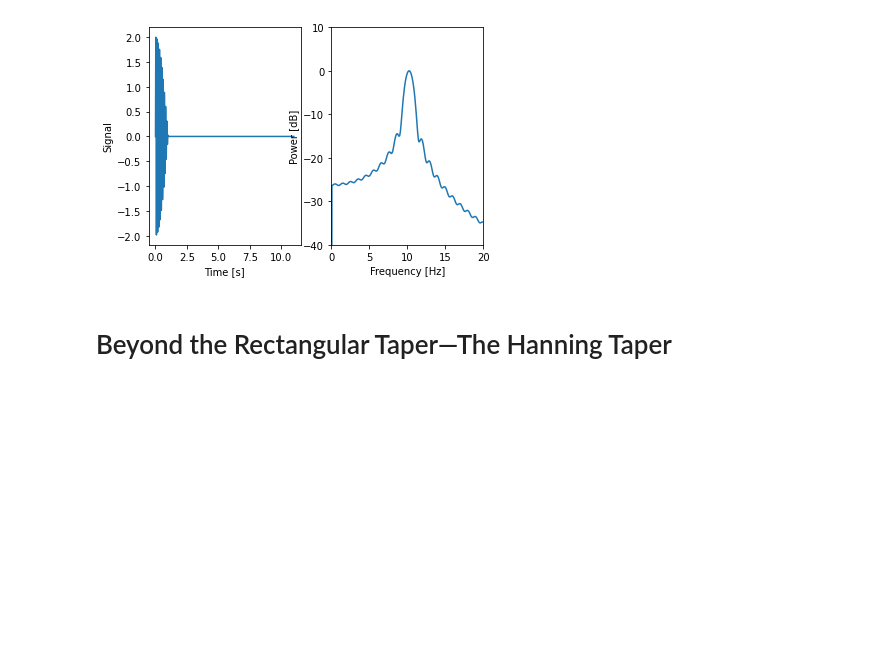
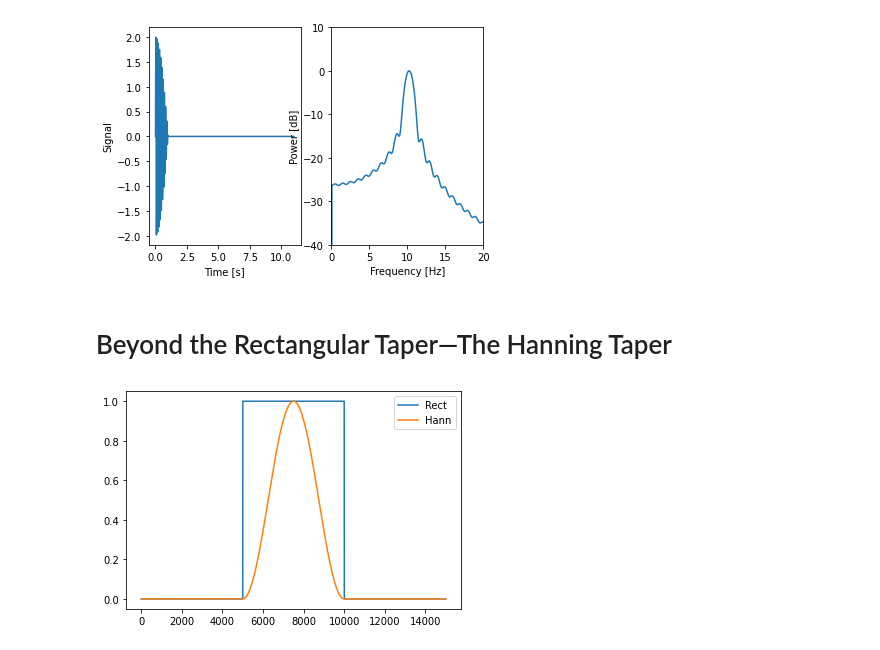
Before and after one commit to npinak/EEG, a Jupyter notebook: Python/The_Power_Spectrum_(Part_2)/The_Power_Spectrum_(Part_2).ipynb, the cells around one changed output. Drawn from its saved outputs; the diff is of its cells as text; code cells hidden in the pictures; blank space fills up the shorter version.

```diff
--- a/Python/The_Power_Spectrum_(Part_2)/The_Power_Spectrum_(Part_2).ipynb
+++ b/Python/The_Power_Spectrum_(Part_2)/The_Power_Spectrum_(Part_2).ipynb
@@ -231,3 +235,15 @@ show_spectrum(d, Fs, x_lim=[0, 20], y_lim=[-40, 10]); # ... and compute the spec
 [figure]
 # %% [markdown]
 # Beyond the Rectangular Taper—The Hanning Taper
+# %%
+padding       = zeros(5000)                                     # Create 5000 pts of zeros for padding.
+hanning_taper = hstack((padding, hanning(5000), padding))       # Create Hanning taper with padding.
+rect_taper    = hstack((padding, ones_like(padding), padding))  # Create rectangular taper with padding.
+plot(rect_taper, label='Rect')                                  # Plot the two tapers.
+plot(hanning_taper, label='Hann')
+legend()
+show()
+
+#### The problem with the rectangular taper is that it has very sharp edeges, so many sinusoids must be added up to produce it.
+# %% [output]
+[figure, added]
```
Also changed, not shown: parts of 11 cells of this notebook, 2 other files.
